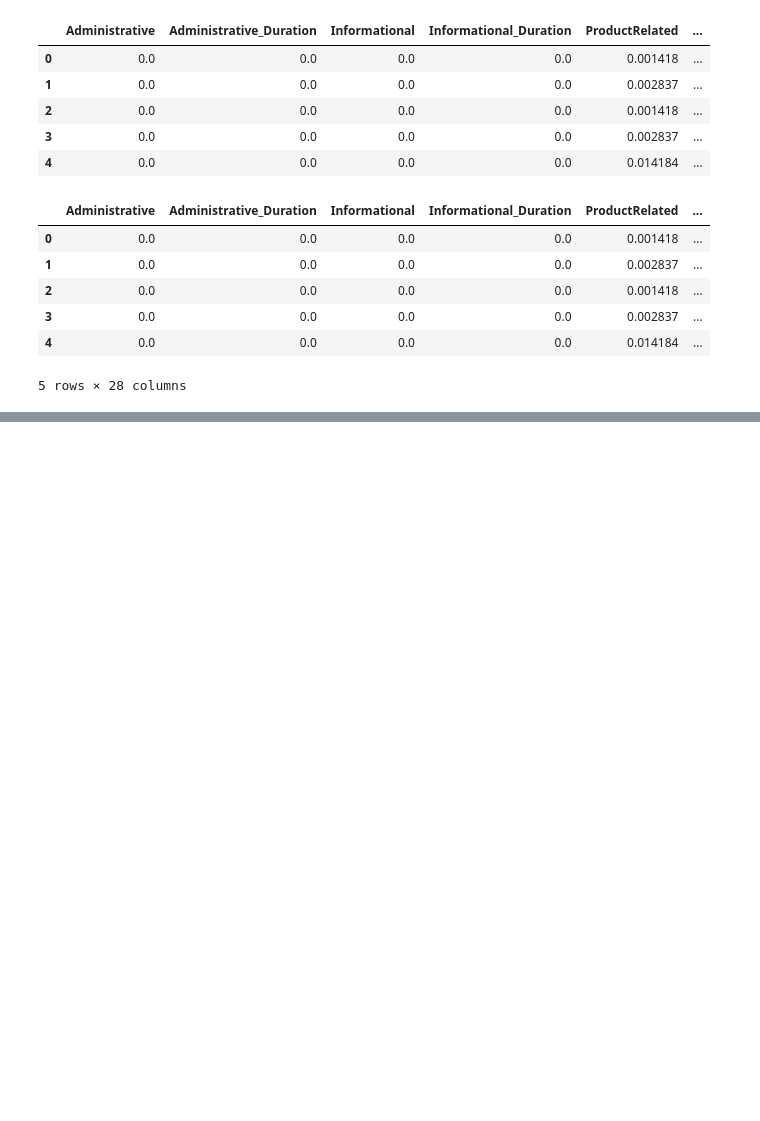
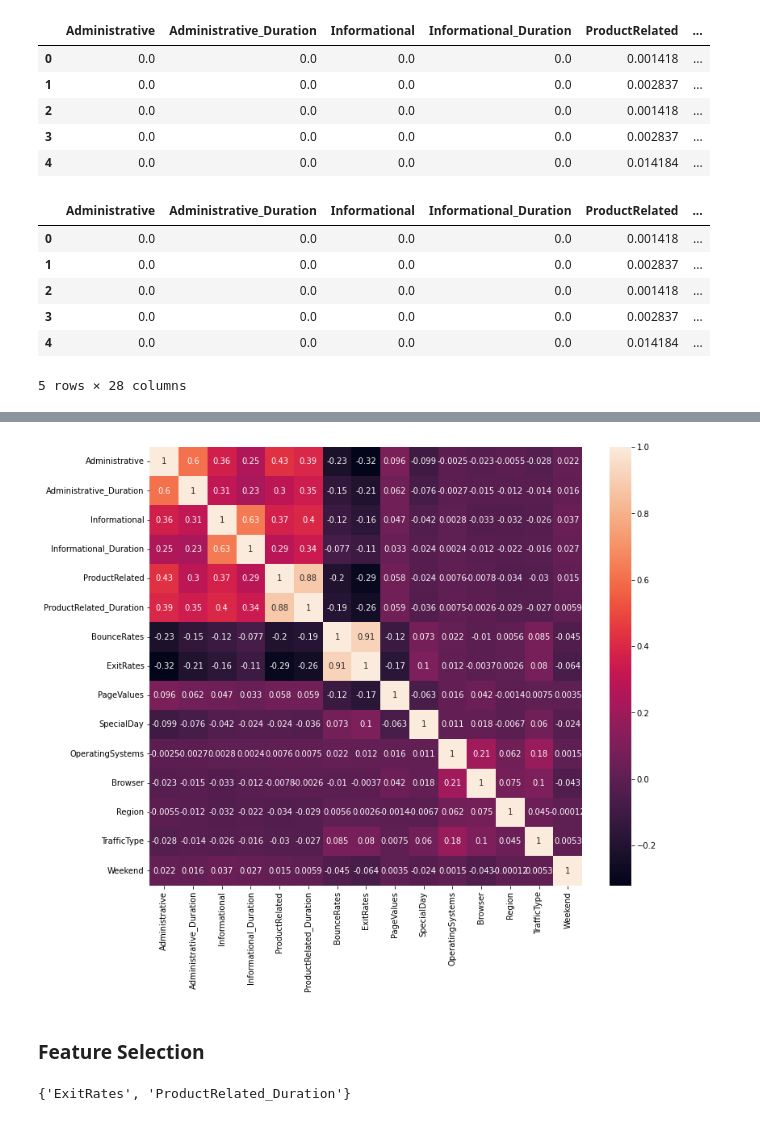
Before and after one commit to ashishgeorge009/CSI55-Assignment-1, a Jupyter notebook: The_Assignment.ipynb, the cells around one changed output, grey strips where cells are left out. Cells and saved outputs as stored; diff of their text form; code cells hidden in the pictures; blank space fills up the shorter version.

Commit message:
Feature selection_corr

```diff
--- a/The_Assignment.ipynb
+++ b/The_Assignment.ipynb
@@ -131,3 +131,8 @@ X_scaled_enc.head()
 | 3 | 0.0 | 0.0 | 0.0 | 0.0 | 0.002837 | ... |
 | 4 | 0.0 | 0.0 | 0.0 | 0.0 | 0.014184 | ... |
 5 rows × 28 columns
+# %%
+#splitting the data
+from sklearn.model_selection import train_test_split
+X_train, X_test, y_train,y_test = train_test_split(X_scaled_enc,Y,test_size=0.3,random_state=32)
+X_train.shape,X_test.shape
@@ -133,0 +155,2 @@ X_scaled_enc.head()
+# %%
+X_corr = X_train[['Administrative', 'Administrative_Duration', 'Informational','Informational_Duration', 'ProductRelated', 'ProductRelated_Duration','BounceRates', 'ExitRates', 'PageValues', 'SpecialDay','OperatingSystems', 'Browser', 'Region', 'TrafficType', 'Weekend']]
@@ -133,0 +160,9 @@ X_scaled_enc.head()
+# %%
+plt.figure(figsize=(12,10))
+cor=X_corr.corr()
+sns.heatmap(cor, annot=True)
+plt.show()
+# %% [output]
+[figure, added]
+# %% [markdown]
+### Feature Selection
@@ -133,0 +182,5 @@ X_scaled_enc.head()
+# %%
+corr_feat = correlation(X_corr,0.85)
+corr_feat
+# %% [output]
+{'ExitRates', 'ProductRelated_Duration'}
```
Also changed, not shown: parts of 11 cells of this notebook.
